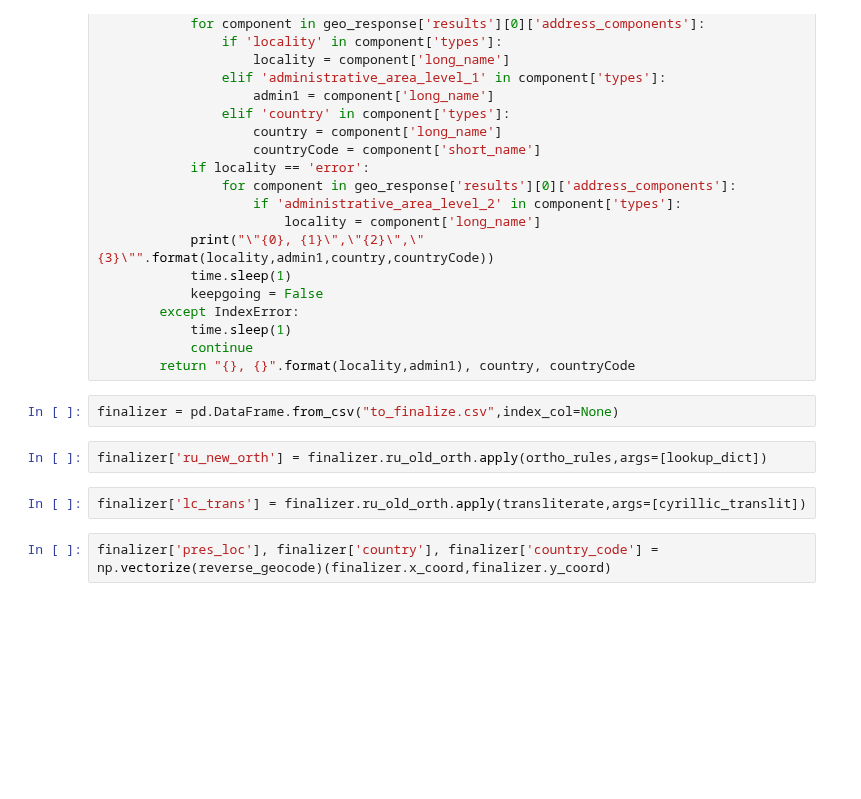
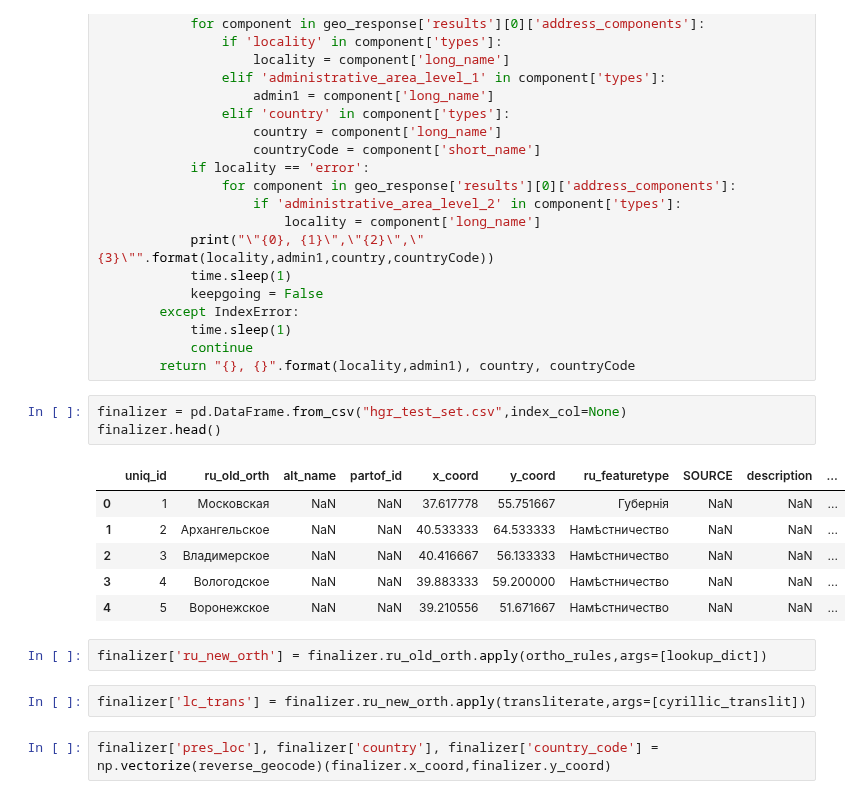
Before and after one commit to jaguillette/fungHGR, a Jupyter notebook: finalize_ortho_reverse_geocode.ipynb, the cells around one changed output. Drawn from its saved outputs; the diff is of its cells as text; blank space fills up the shorter version.

Commit message:
slight switch, now uses modern orthography for LC transliteration

```diff
--- a/finalize_ortho_reverse_geocode.ipynb
+++ b/finalize_ortho_reverse_geocode.ipynb
@@ -91,11 +91,19 @@ def reverse_geocode(lng,lat):
             continue
         return "{}, {}".format(locality,admin1), country, countryCode
 # %%
-finalizer = pd.DataFrame.from_csv("to_finalize.csv",index_col=None)
+finalizer = pd.DataFrame.from_csv("hgr_test_set.csv",index_col=None)
+finalizer.head()
+# %% [output]
+|  | uniq_id | ru_old_orth | alt_name | partof_id | x_coord | y_coord | ru_featuretype | SOURCE | description | ... |
+| 0 | 1 | Московская | NaN | NaN | 37.617778 | 55.751667 | Губернія | NaN | NaN | ... |
+| 1 | 2 | Архангельское | NaN | NaN | 40.533333 | 64.533333 | Намѣстничество | NaN | NaN | ... |
+| 2 | 3 | Владимерское | NaN | NaN | 40.416667 | 56.133333 | Намѣстничество | NaN | NaN | ... |
+| 3 | 4 | Вологодское | NaN | NaN | 39.883333 | 59.200000 | Намѣстничество | NaN | NaN | ... |
+| 4 | 5 | Воронежское | NaN | NaN | 39.210556 | 51.671667 | Намѣстничество | NaN | NaN | ... |
 # %%
 finalizer['ru_new_orth'] = finalizer.ru_old_orth.apply(ortho_rules,args=[lookup_dict])
 # %%
-finalizer['lc_trans'] = finalizer.ru_old_orth.apply(transliterate,args=[cyrillic_translit])
+finalizer['lc_trans'] = finalizer.ru_new_orth.apply(transliterate,args=[cyrillic_translit])
 # %%
 finalizer['pres_loc'], finalizer['country'], finalizer['country_code'] = np.vectorize(reverse_geocode)(finalizer.x_coord,finalizer.y_coord)
 # %% [output]
```
Also changed, not shown: 2 other files.
